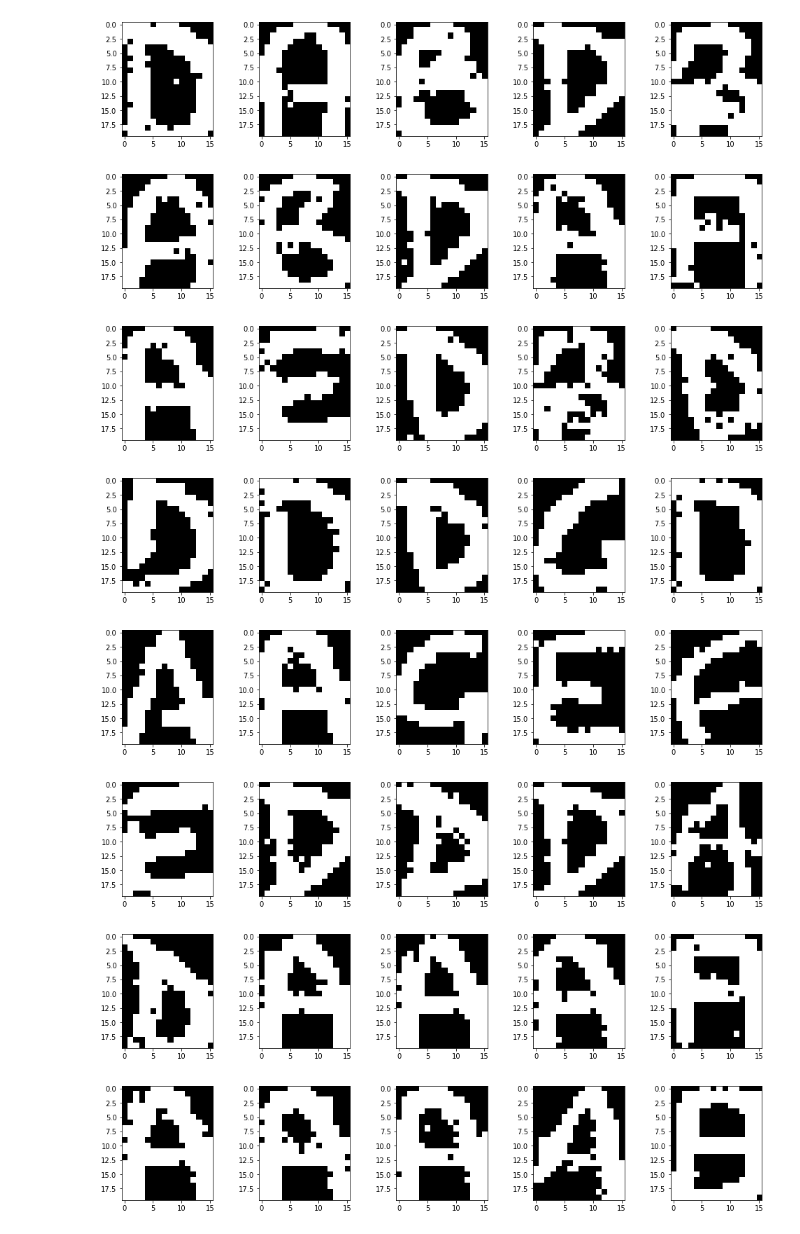
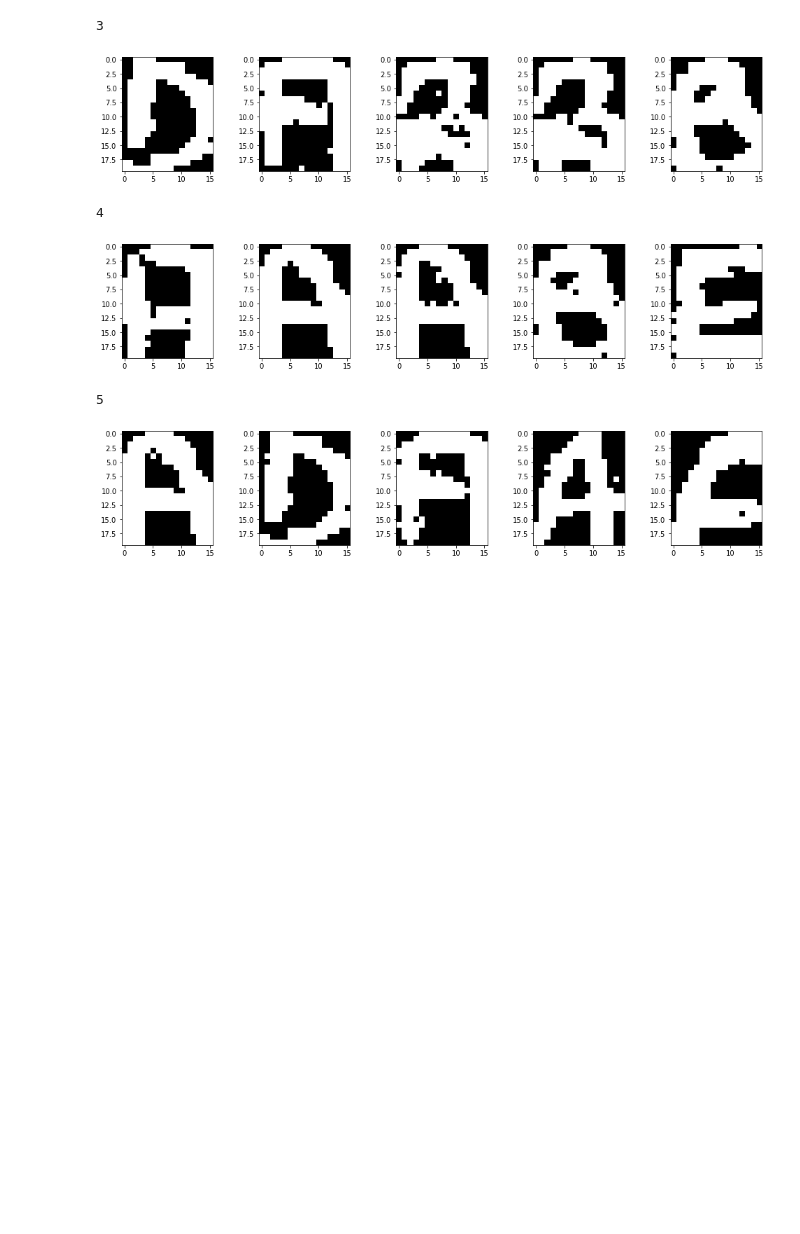
Before and after one commit to Matthieu-LORMEAU/rbm-project, a Jupyter notebook: notebooks/Test DNN alpha_digits.ipynb, the cells around one changed output. Cells and saved outputs as stored; diff of their text form; code cells hidden in the pictures; blank space fills up the shorter version.

```diff
--- a/notebooks/Test DNN alpha_digits.ipynb
+++ b/notebooks/Test DNN alpha_digits.ipynb
@@ -12,19 +15,22 @@ from codes.DNN import DNN
 # %%
-def alpha(up_to):
+def alpha(up_to, letter=True):
     data = load_alpha_digits()
     digits = []
     for digit_idx in range(up_to+1):
-        digit = [data["dat"][10+digit_idx][i].flatten() for i in range(data["dat"][digit_idx].shape[0])]
+        if letter:
+            digit = [data["dat"][10+digit_idx][i].flatten() for i in range(data["dat"][10+digit_idx].shape[0])]
+        else:
+            digit = [data["dat"][digit_idx][i].flatten() for i in range(data["dat"][digit_idx].shape[0])]
         digit = np.array(digit)
         digits.append(digit)
 
     digits = np.concatenate(digits)
     return digits
 
-def gen_and_plot(dnn: DNN):
+def gen_and_plot(dnn: DNN, reshape):
     fig, axs = plt.subplots(1, 5)
     fig.set_size_inches(17, 3)
-    gen = dnn.generate_image_DBN(5, 100, reshape=(20, 16))
+    gen = dnn.generate_image_DBN(5, 100, reshape)
     for i in range(5):
         axs[i].imshow(gen[i], cmap='gray')
     plt.show()
@@ -31,7 +39,8 @@ def gen_and_plot(dnn: DNN):
 # %%
 for letter in range(26):
+    print(letter)
     reduced_dataset = alpha(up_to=letter)
     dnn = DNN(reduced_dataset.shape[1], [300, 200, 100], 10)
-    errors = dnn.pretrain(reduced_dataset, 16, num_epochs=500, lr=0.1, verbose=False)
-    gen_and_plot(dnn)
+    errors = dnn.pretrain(reduced_dataset, 16, num_epochs=1000, lr=0.1, verbose=False)
+    gen_and_plot(dnn, (20, 16))
 # %% [output]
@@ -41,8 +53,6 @@ for letter in range(26):
+3
-[figure, old version]
+[figure, new version]
+4
-[figure, old version]
+[figure, new version]
+5
-[figure, old version]
+[figure, new version]
-[figure, removed]
-[figure, removed]
-[figure, removed]
-[figure, removed]
-[figure, removed]
```
Also changed, not shown: parts of 17 cells of this notebook, 1 other file.
